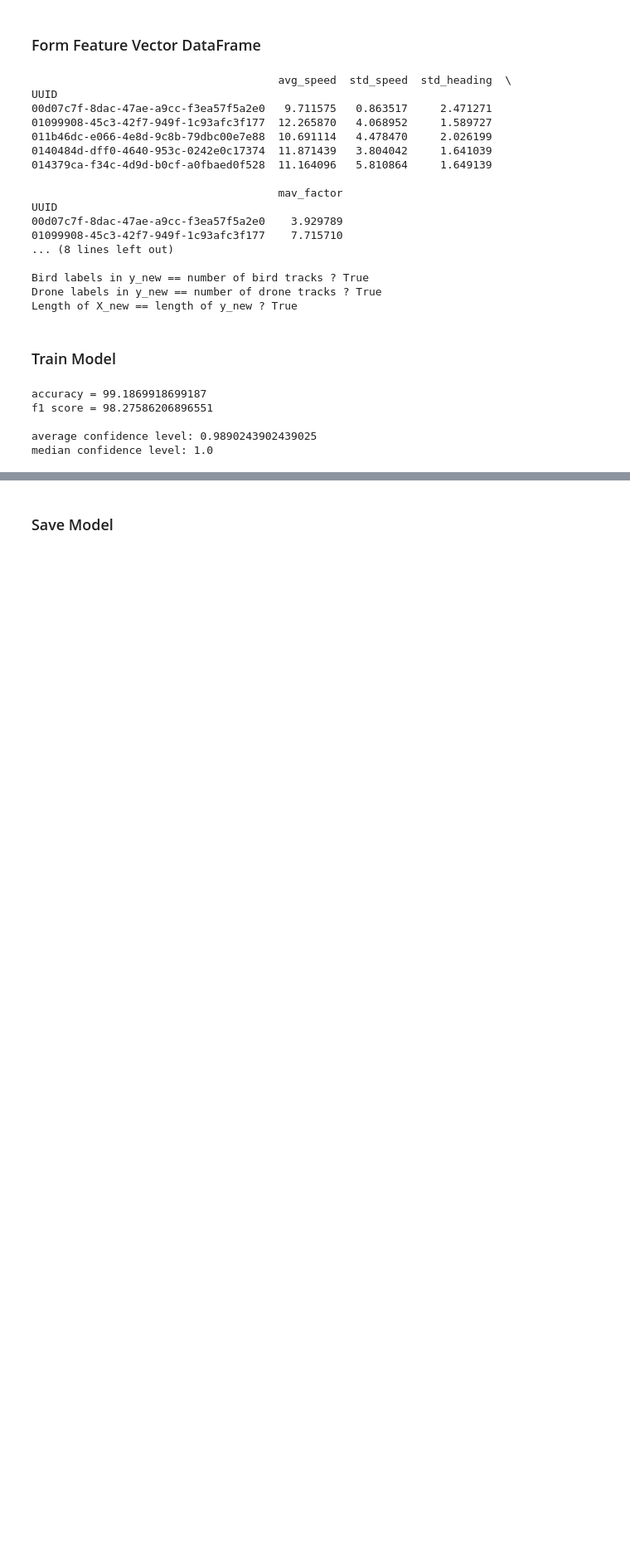
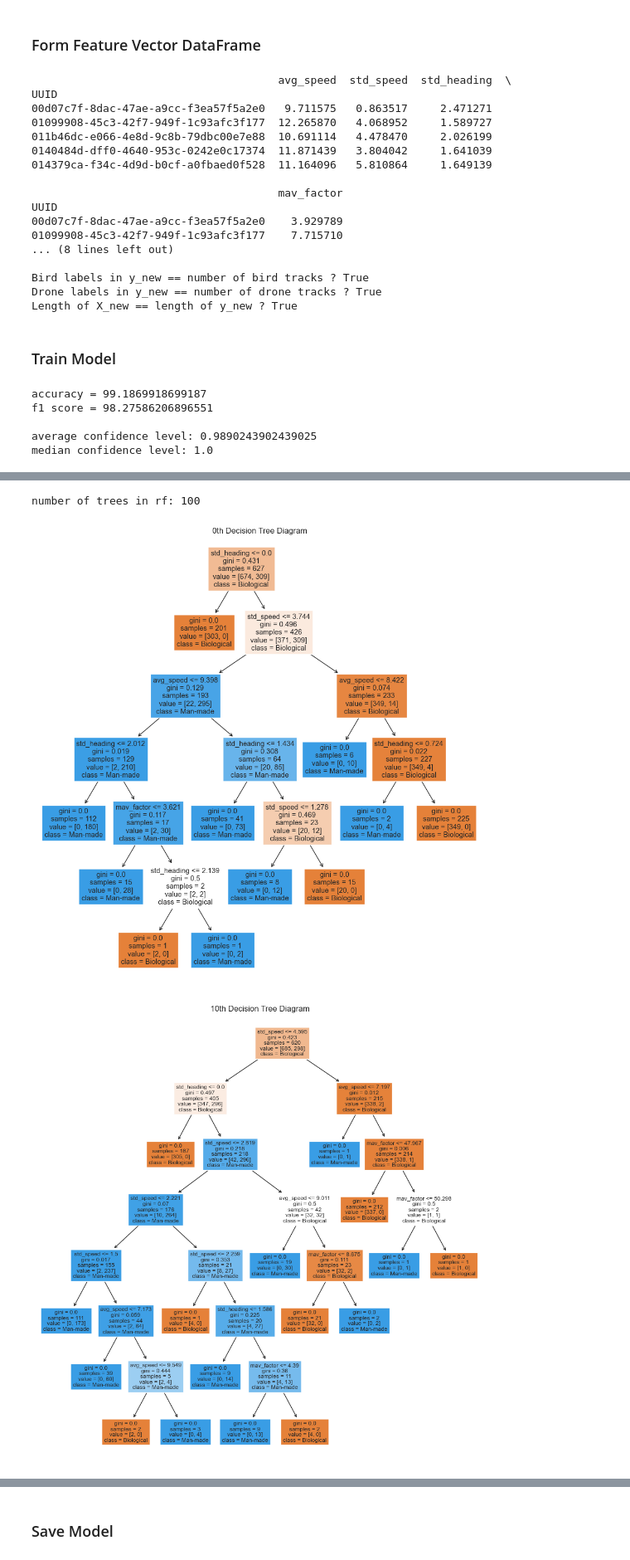
Before and after one commit to tuckerdickson/RADAR-Declutter, a Jupyter notebook: notebooks/preprocessing_gps.ipynb, the cells around one changed output, grey strips where cells are left out. Shown at 83% size. Drawn from its saved outputs; the diff is of its cells as text; code cells hidden in the pictures; blank space fills up the shorter version.

```diff
--- a/notebooks/preprocessing_gps.ipynb
+++ b/notebooks/preprocessing_gps.ipynb
@@ -325,0 +329,15 @@ median confidence level: 1.0
+# %%
+print(f'number of trees in rf: {len(rf.estimators_)}')
+
+for i in [0, 10, 20, 30]:
+    plt.figure(figsize=(12, 12))
+    tree.plot_tree(rf.estimators_[i],
+                feature_names = X_new.columns,
+                class_names=['Biological', 'Man-made'],
+                filled = True)
+    plt.title(f"{i}th Decision Tree Diagram")
+    plt.show()
+# %% [output]
+number of trees in rf: 100
+[figure, added]
+[figure, added]
```
Also changed, not shown: parts of 4 cells of this notebook, 3 other files.
